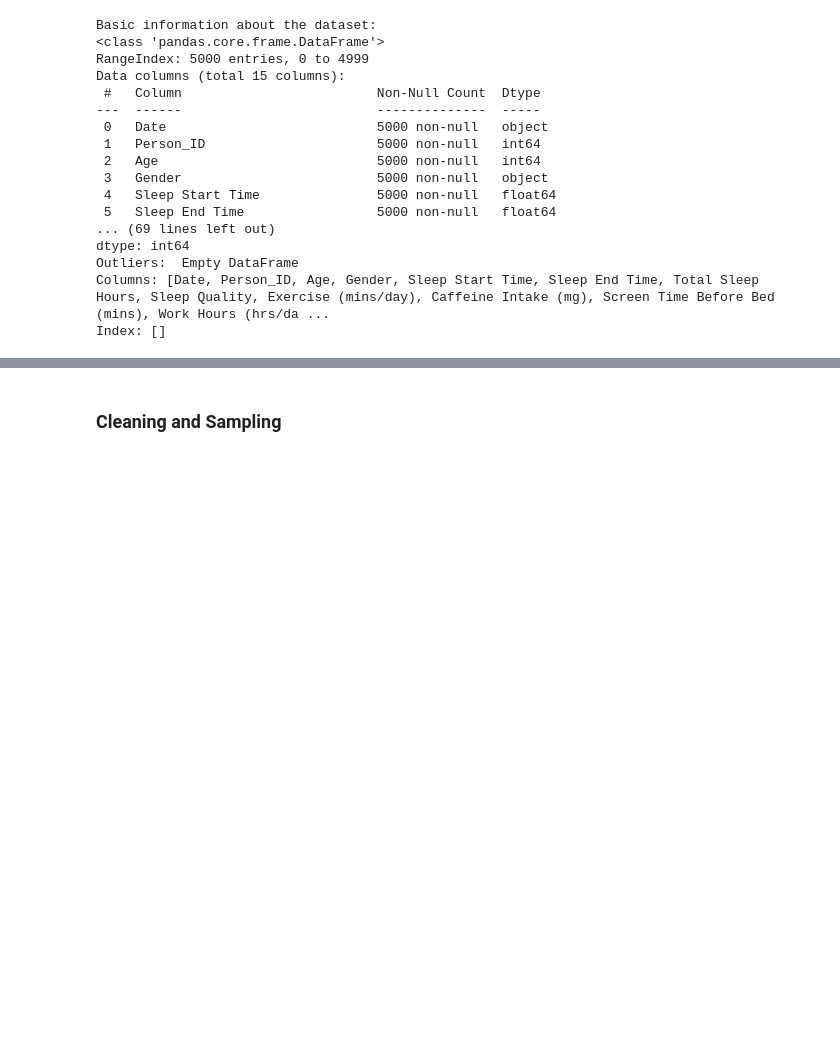
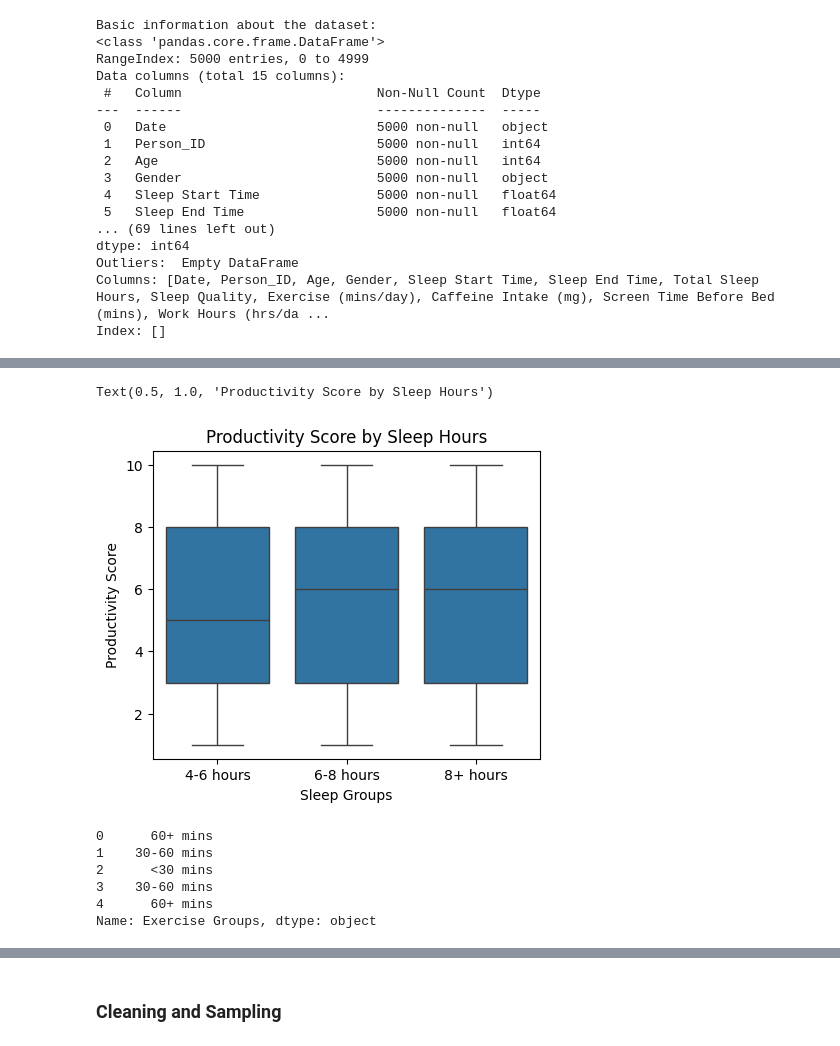
Before and after one commit to he-larious/hibernet, a Jupyter notebook: hibernet.ipynb, the cells around one changed output, grey strips where cells are left out. Saved outputs shown, nothing was run; the diff lists cells and outputs as text; code cells hidden in the pictures; blank space fills up the shorter version.

```diff
--- a/hibernet.ipynb
+++ b/hibernet.ipynb
@@ -64,0 +121,27 @@ Index: []
+# %%
+plt.figure(figsize=(5,4))
+sns.boxplot(data=df, x='Sleep Groups',y = 'Productivity Score')
+plt.title('Productivity Score by Sleep Hours')
+# %% [output]
+Text(0.5, 1.0, 'Productivity Score by Sleep Hours')
+[figure, added]
+# %%
+def exercise_group(minutes):
+    if minutes == 0:
+        return 'No exercise'
+    elif minutes < 30:
+        return '<30 mins'
+    elif 30 <= minutes < 60:
+        return '30-60 mins'
+    else:
+        return '60+ mins'
+
+df['Exercise Groups'] = df['Exercise (mins/day)'].apply(exercise_group)
+df['Exercise Groups'].head(5)
+# %% [output]
+0      60+ mins
+1    30-60 mins
+2      <30 mins
+3    30-60 mins
+4      60+ mins
+Name: Exercise Groups, dtype: object
```
Also changed, not shown: parts of 16 cells of this notebook.
